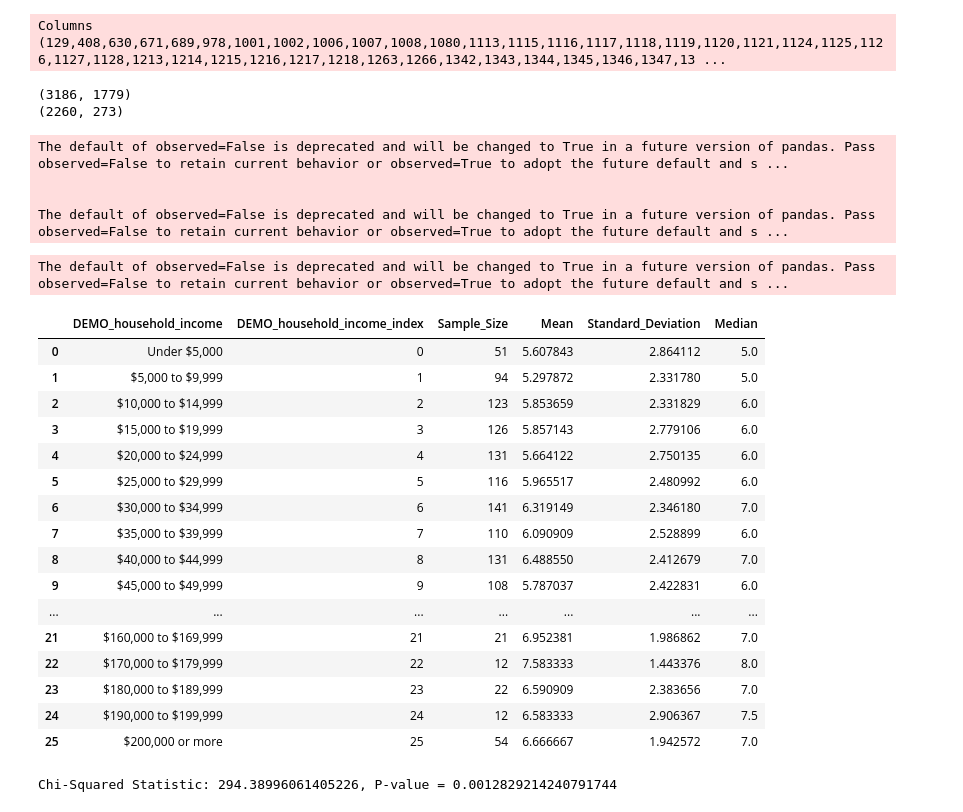
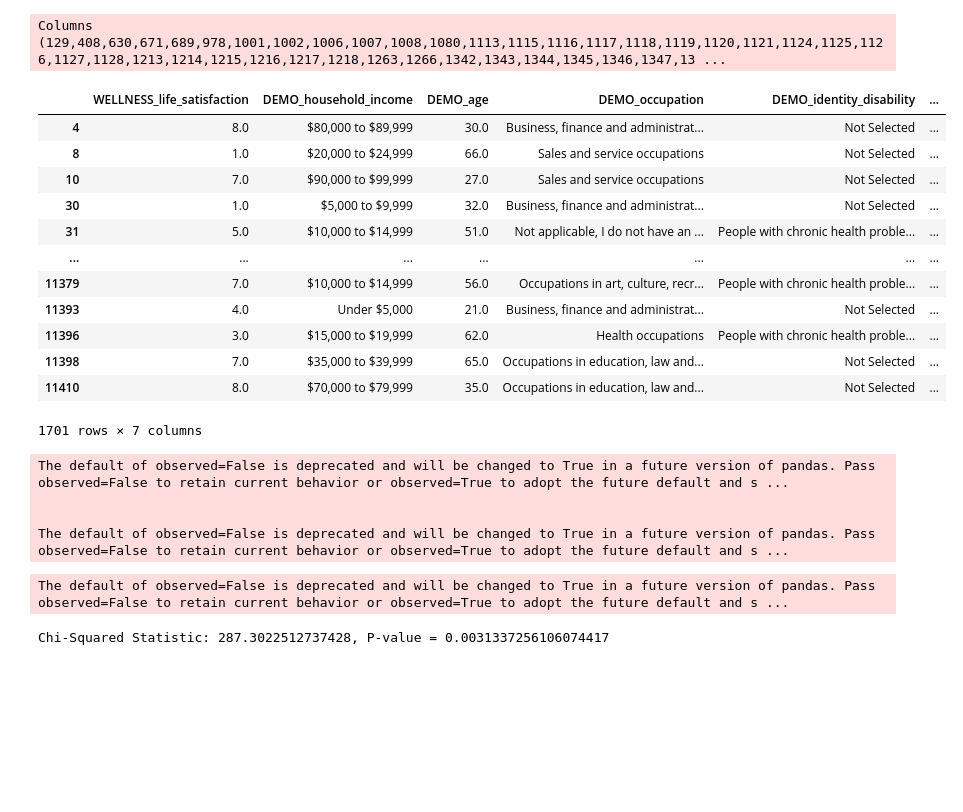
Before and after one commit to vicdenz/sta130-uoft, a Jupyter notebook: course_project/proposal_analysis1.ipynb, the cells around one changed output. Cells and saved outputs as stored; diff of their text form; code cells hidden in the pictures; blank space fills up the shorter version.

```diff
--- a/course_project/proposal_analysis1.ipynb
+++ b/course_project/proposal_analysis1.ipynb
@@ -23,26 +24,46 @@ data = data[empty.index[~empty]] # keep non empty columns only
 data = data[data.REMOVE_case=='No'].copy()
 # %% [output]
 Columns (129,408,630,671,689,978,1001,1002,1006,1007,1008,1080,1113,1115,1116,1117,1118,1119,1120,1121,1124,1125,1126,1127,1128,1213,1214,1215,1216,1217,1218,1263,1266,1342,1343,1344,1345,1346,1347,13 ...
+# %%
+important_columns = [
+	'WELLNESS_life_satisfaction', 'DEMO_household_income',
+	'DEMO_age',
+	'DEMO_occupation', # no education columns?
+	'DEMO_identity_disability',
+	'DEMO_relationship_status',
+	'GEO_housing_live_with_children',
+]
+indicator_columns = important_columns[2:]
+
+# LONELY_ucla_loneliness_scale_score
+# WELLNESS_self_rated_mental_health
+# WELLNESS_self_rated_physical_health
+# WELLNESS_malach_pines_burnout_measure_score
+
+# WORK_employment_impact_no_change
+# COVID_vaccinated
+# COVID_prevention_distancing
 # %%
 ### The Correlation Between Socioeconomic Status (SES) and Mental Health During the 2021 Lockdown of the COVID-19 Pandemic
 
-data_cross_2021 = data[data.DATASET=='2021 Cross-Sectional'].copy()
+data_cross_2021 = data[data.DATASET=='2021 Cross-Sectional'][important_columns].copy().dropna()
+# print(data[data.DATASET=='2022 Cross-Sectional'][['WELLNESS_life_satisfaction','DEMO_household_income','DEMO_age','DEMO_employment','DEMO_disability_none','DEMO_relationship_status','GEO_housing_live_with_children']].isna().sum())
 
-print(data_cross_2021.shape)
-
-# Remove columns that have more missing values than missing_limit
-missing_limit = 1000
-keptColumns = data_cross_2021.isna().sum() < missing_limit
-keptColumns = keptColumns.index[keptColumns]
-data_cross_2021 = data_cross_2021[keptColumns].copy()
-
-# Remove rows with missing values
-data_cross_2021 = data_cross_2021.dropna(subset=['DEMO_household_income', 'WELLNESS_life_satisfaction'])#, 'WELLNESS_self_rated_mental_health'])
-
-print(data_cross_2021.shape)
+data_cross_2021
 # %% [output]
+|  | WELLNESS_life_satisfaction | DEMO_household_income | DEMO_age | DEMO_occupation | DEMO_identity_disability | ... |
+| 4 | 8.0 | $80,000 to $89,999 | 30.0 | Business, finance and administrat... | Not Selected | ... |
+| 8 | 1.0 | $20,000 to $24,999 | 66.0 | Sales and service occupations | Not Selected | ... |
+| 10 | 7.0 | $90,000 to $99,999 | 27.0 | Sales and service occupations | Not Selected | ... |
+| 30 | 1.0 | $5,000 to $9,999 | 32.0 | Business, finance and administrat... | Not Selected | ... |
+| 31 | 5.0 | $10,000 to $14,999 | 51.0 | Not applicable, I do not have an ... | People with chronic health proble... | ... |
+| ... | ... | ... | ... | ... | ... | ... |
+| 11379 | 7.0 | $10,000 to $14,999 | 56.0 | Occupations in art, culture, recr... | People with chronic health proble... | ... |
+| 11393 | 4.0 | Under $5,000 | 21.0 | Business, finance and administrat... | Not Selected | ... |
+| 11396 | 3.0 | $15,000 to $19,999 | 62.0 | Health occupations | People with chronic health proble... | ... |
+| 11398 | 7.0 | $35,000 to $39,999 | 65.0 | Occupations in education, law and... | Not Selected | ... |
+| 11410 | 8.0 | $70,000 to $79,999 | 35.0 | Occupations in education, law and... | Not Selected | ... |
-(3186, 1779)
-(2260, 273)
+1701 rows × 7 columns
 # %%
 income_mapping = {
     'Under $5,000': 0,
@@ -132,26 +153,9 @@ satisfaction_per_income.insert(1, 'DEMO_household_income_index', satisfaction_pe
 satisfaction_per_income = satisfaction_per_income.sort_values('DEMO_household_income_index')
 
 # Display the sorted data
-satisfaction_per_income
+# satisfaction_per_income
 # %% [output]
 The default of observed=False is deprecated and will be changed to True in a future version of pandas. Pass observed=False to retain current behavior or observed=True to adopt the future default and s ...
-|  | DEMO_household_income | DEMO_household_income_index | Sample_Size | Mean | Standard_Deviation | Median |
-| 0 | Under $5,000 | 0 | 51 | 5.607843 | 2.864112 | 5.0 |
-| 1 | $5,000 to $9,999 | 1 | 94 | 5.297872 | 2.331780 | 5.0 |
-| 2 | $10,000 to $14,999 | 2 | 123 | 5.853659 | 2.331829 | 6.0 |
-| 3 | $15,000 to $19,999 | 3 | 126 | 5.857143 | 2.779106 | 6.0 |
-| 4 | $20,000 to $24,999 | 4 | 131 | 5.664122 | 2.750135 | 6.0 |
-| 5 | $25,000 to $29,999 | 5 | 116 | 5.965517 | 2.480992 | 6.0 |
-| 6 | $30,000 to $34,999 | 6 | 141 | 6.319149 | 2.346180 | 7.0 |
-| 7 | $35,000 to $39,999 | 7 | 110 | 6.090909 | 2.528899 | 6.0 |
-| 8 | $40,000 to $44,999 | 8 | 131 | 6.488550 | 2.412679 | 7.0 |
-| 9 | $45,000 to $49,999 | 9 | 108 | 5.787037 | 2.422831 | 6.0 |
-| ... | ... | ... | ... | ... | ... | ... |
-| 21 | $160,000 to $169,999 | 21 | 21 | 6.952381 | 1.986862 | 7.0 |
-| 22 | $170,000 to $179,999 | 22 | 12 | 7.583333 | 1.443376 | 8.0 |
-| 23 | $180,000 to $189,999 | 23 | 22 | 6.590909 | 2.383656 | 7.0 |
-| 24 | $190,000 to $199,999 | 24 | 12 | 6.583333 | 2.906367 | 7.5 |
-| 25 | $200,000 or more | 25 | 54 | 6.666667 | 1.942572 | 7.0 |
 # %%
 # Create a contingency table
 contingency_table = pd.crosstab(data_cross_2021['DEMO_household_income'],
@@ -163,7 +167,7 @@ chi2, p, dof, expected = stats.chi2_contingency(contingency_table)
 # Print the results
 print(f"Chi-Squared Statistic: {chi2}, P-value = {p}")
 # %% [output]
-Chi-Squared Statistic: 294.38996061405226, P-value = 0.0012829214240791744
+Chi-Squared Statistic: 287.3022512737428, P-value = 0.0031337256106074417
 # %%
 simple_model = smf.ols('WELLNESS_life_satisfaction ~ C(DEMO_household_income)', data=data_cross_2021).fit()
 print("Simple Model Summary:\n", simple_model.summary())
```
Also changed, not shown: parts of 3 cells of this notebook, 1 other file.
